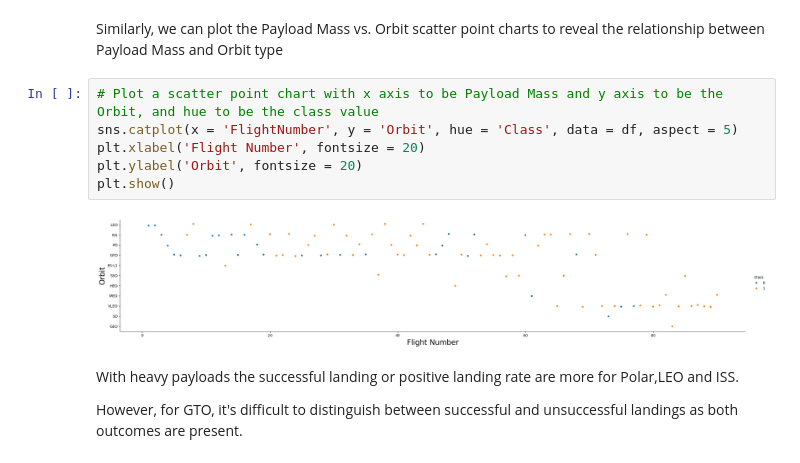
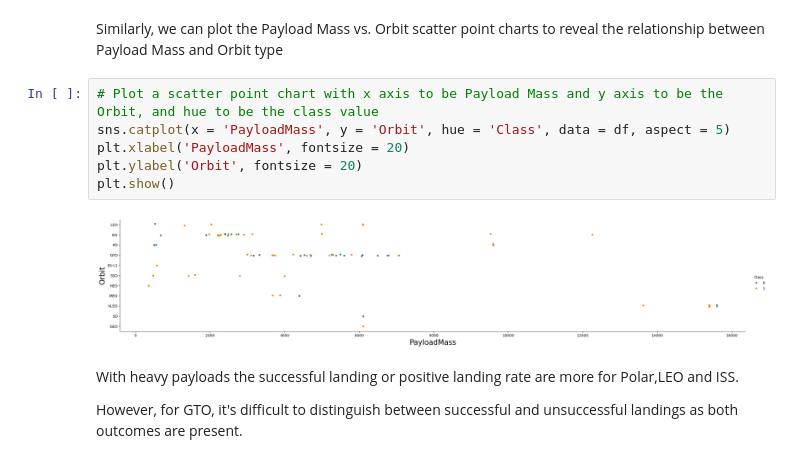
Before and after one commit to morca76/DS_CapstoneProject, a Jupyter notebook: edadataviz.ipynb, the cells around one changed output. Saved outputs shown, nothing was run; the diff lists cells and outputs as text.

```diff
--- a/edadataviz.ipynb
+++ b/edadataviz.ipynb
@@ -146,12 +160,12 @@ You can observe that in the LEO orbit, success seems to be related to the number
 Similarly, we can plot the Payload Mass vs. Orbit scatter point charts to reveal the relationship between Payload Mass and Orbit type
 # %%
 # Plot a scatter point chart with x axis to be Payload Mass and y axis to be the Orbit, and hue to be the class value
-sns.catplot(x = 'FlightNumber', y = 'Orbit', hue = 'Class', data = df, aspect = 5)
-plt.xlabel('Flight Number', fontsize = 20)
+sns.catplot(x = 'PayloadMass', y = 'Orbit', hue = 'Class', data = df, aspect = 5)
+plt.xlabel('PayloadMass', fontsize = 20)
 plt.ylabel('Orbit', fontsize = 20)
 plt.show()
 # %% [output]
-[figure, old version]
+[figure, new version]
 # %% [markdown]
 With heavy payloads the successful landing or positive landing rate are more for Polar,LEO and ISS.
 
```
Also changed, not shown: parts of 4 cells of this notebook.
